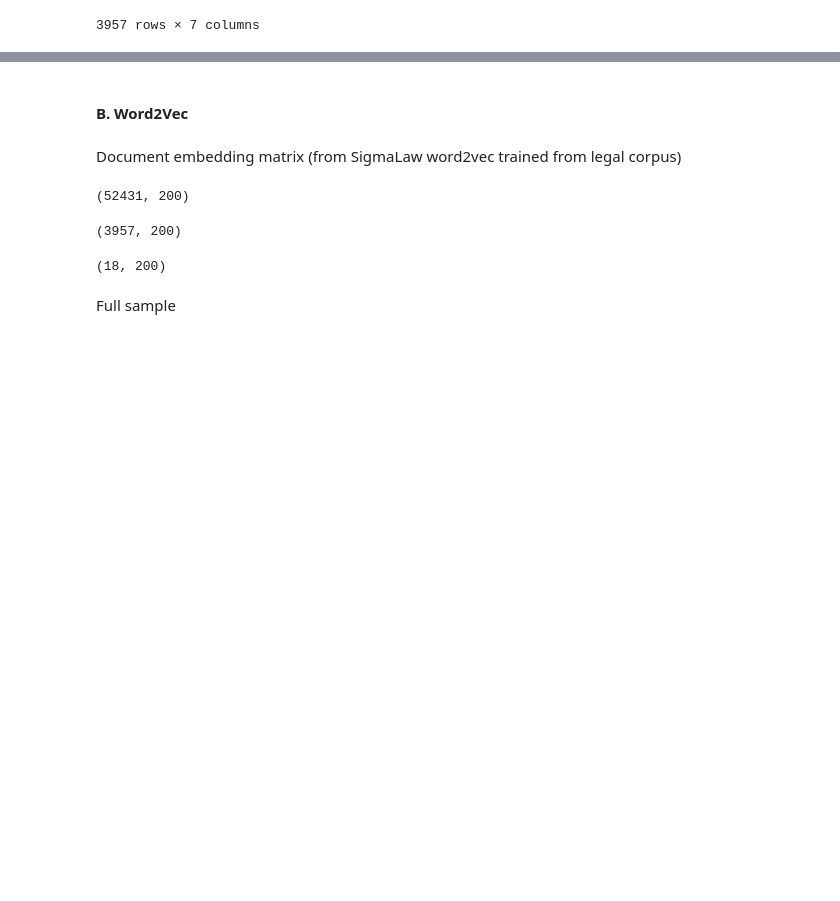
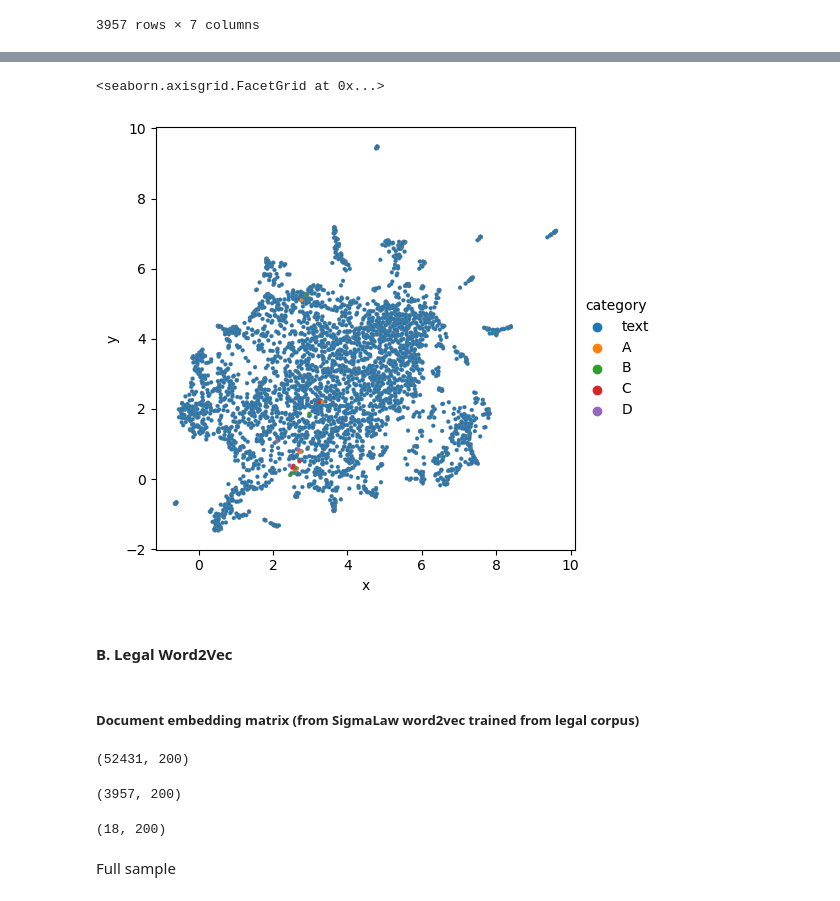
Before and after one commit to janinepdevera/legal-text-classification-CIA, a Jupyter notebook: code/python/02 models.ipynb, the cells around one changed output, grey strips where cells are left out. Drawn from its saved outputs; the diff is of its cells as text; code cells hidden in the pictures; blank space fills up the shorter version.

Commit message:
dimensionality reduction charts

```diff
--- a/code/python/02 models.ipynb
+++ b/code/python/02 models.ipynb
@@ -176,0 +180,7 @@ text_scores_glove.to_csv("data/scores/sim_scores_glove.csv")
+# %%
+# df combining text and labels
+df_comb = (text[['file_name', 'country', 'length']]
+           .rename(columns = {'file_name':'name'})
+           .append(defs[['Main_Cat', 'length']]
+                   .rename(columns = {'Main_Cat':'name'})))
+df_comb
@@ -176,0 +201,26 @@ text_scores_glove.to_csv("data/scores/sim_scores_glove.csv")
+# %%
+#categories =["A", "A1", "A2", "A3", "A4", "A5", "B", "B1", "B2", "B3", "B4",
+            #"C", "C1", "C2", "C3", "D1", "D2", "D3"]
+categories = ["A", "B", "C", "D"]
+
+df_comb['category'] = df_comb['name'].apply(lambda x: x if x in categories else 'text')
+# %%
+reducer = umap.UMAP()
+
+# dfm combining embeddings
+def dfm_combined(df, dfm1, dfm2):
+    dfm_comb = np.vstack((dfm1, dfm2))
+    embed = reducer.fit_transform(dfm_comb)
+    df["x"] = embed[:,0]
+    df["y"] = embed[:,1]
+    return df
+# %%
+df_comb = dfm_combined(df_comb, text_doc_matrix, defs_doc_matrix)
+# %%
+sns.relplot(
+data=df_comb, x="x", y="y", hue="category", edgecolor="grey",
+s=8, facet_kws={"despine": False}
+)
+# %% [output]
+<seaborn.axisgrid.FacetGrid at 0x...>
+[figure, added]
@@ -177,7 +229,7 @@ text_scores_glove.to_csv("data/scores/sim_scores_glove.csv")
 # %% [markdown]
-#### B. Word2Vec
+#### B. Legal Word2Vec
 # %% [markdown]
-Document embedding matrix (from SigmaLaw word2vec trained from legal corpus)
+##### Document embedding matrix (from SigmaLaw word2vec trained from legal corpus)
 # %%
 w2v_law = KeyedVectors.load_word2vec_format("data/sigma-lemmatized-legal/legallemmatextreplacewithnnp.bin", binary=True, unicode_errors='ignore')
 w2v_law.vectors.shape
```
Also changed, not shown: parts of 16 cells of this notebook, 3 other files.
